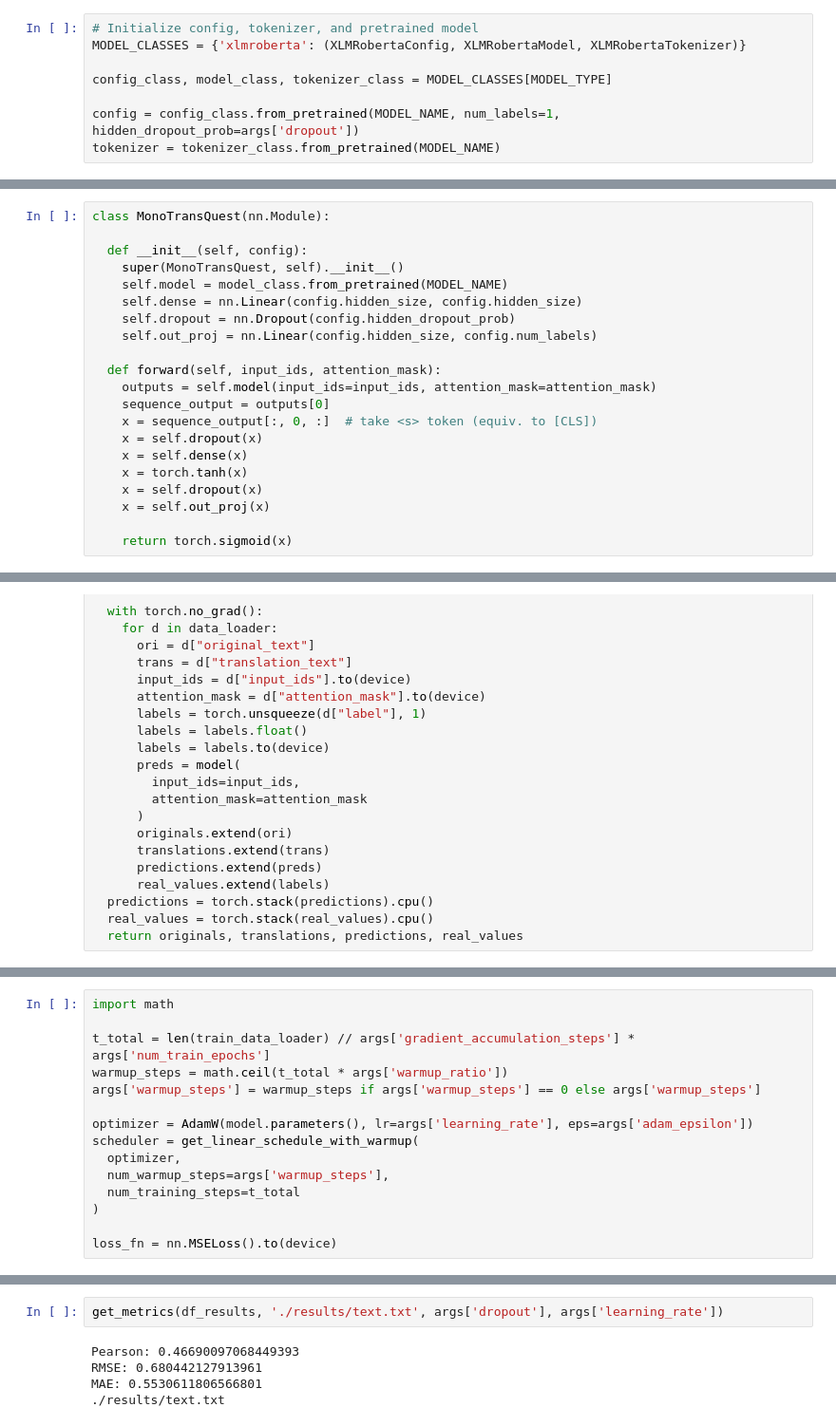
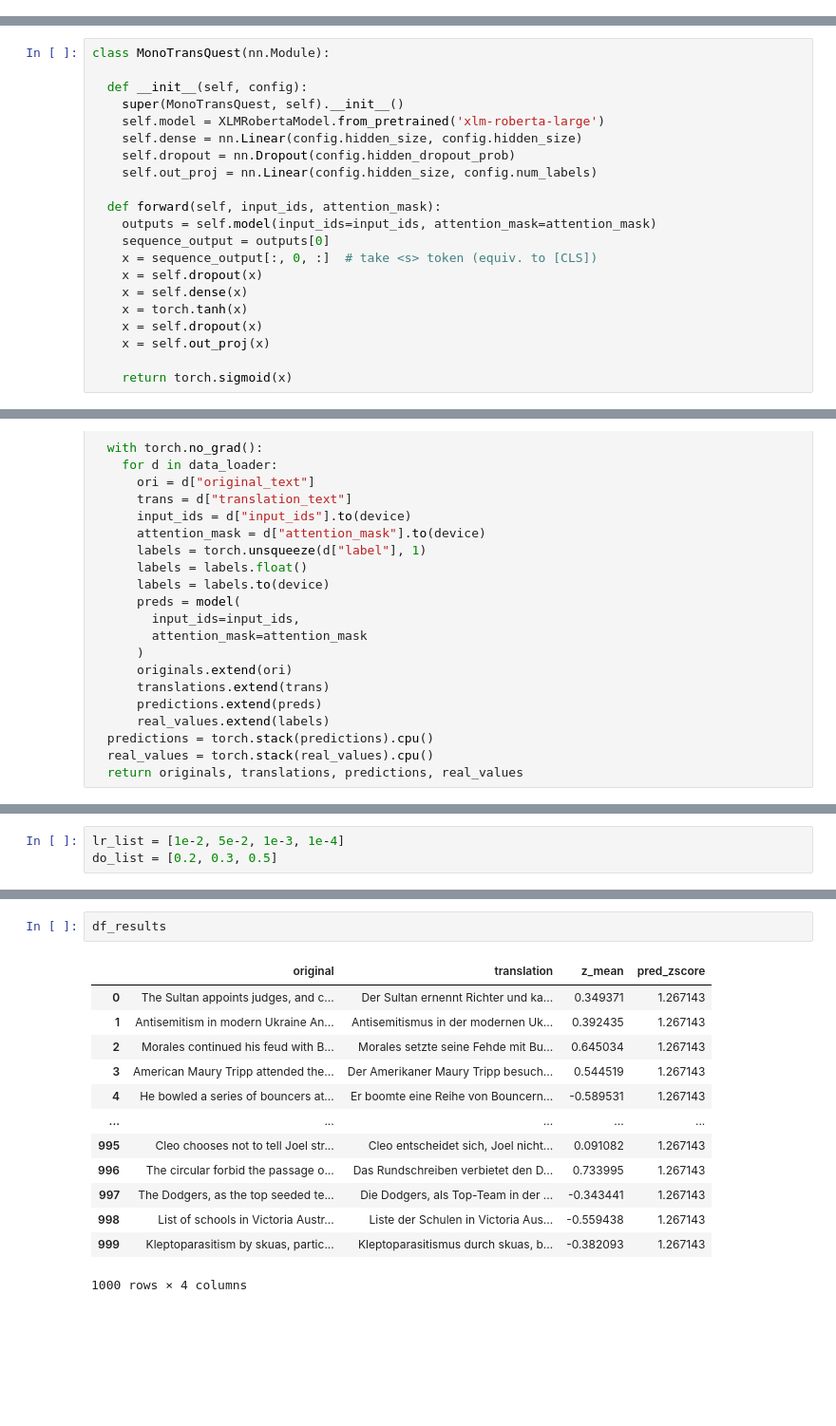
Before and after one commit to haleyrx/qe_project, a Jupyter notebook: transquest_hyper.ipynb, the cells around one changed output, grey strips where cells are left out. Shown: that part at 95% size. Cells and saved outputs as stored; diff of their text form; blank space fills up the shorter version.

```diff
--- a/transquest_hyper.ipynb
+++ b/transquest_hyper.ipynb
@@ -235,8 +181,0 @@ device(type='cuda')
-# %%
-# Initialize config, tokenizer, and pretrained model
-MODEL_CLASSES = {'xlmroberta': (XLMRobertaConfig, XLMRobertaModel, XLMRobertaTokenizer)}
-
-config_class, model_class, tokenizer_class = MODEL_CLASSES[MODEL_TYPE]
-
-config = config_class.from_pretrained(MODEL_NAME, num_labels=1, hidden_dropout_prob=args['dropout'])
-tokenizer = tokenizer_class.from_pretrained(MODEL_NAME)
@@ -323,7 +274,7 @@ class MonoTransQuest(nn.Module):
 
   def __init__(self, config):
     super(MonoTransQuest, self).__init__()
-    self.model = model_class.from_pretrained(MODEL_NAME)
+    self.model = XLMRobertaModel.from_pretrained('xlm-roberta-large')
     self.dense = nn.Linear(config.hidden_size, config.hidden_size)
     self.dropout = nn.Dropout(config.hidden_dropout_prob)
     self.out_proj = nn.Linear(config.hidden_size, config.num_labels)
@@ -424,15 +371,0 @@ model = model.to(device)
-# %%
-import math
-
-t_total = len(train_data_loader) // args['gradient_accumulation_steps'] * args['num_train_epochs']
-warmup_steps = math.ceil(t_total * args['warmup_ratio'])
-args['warmup_steps'] = warmup_steps if args['warmup_steps'] == 0 else args['warmup_steps']
-
-optimizer = AdamW(model.parameters(), lr=args['learning_rate'], eps=args['adam_epsilon'])
-scheduler = get_linear_schedule_with_warmup(
-  optimizer,
-  num_warmup_steps=args['warmup_steps'],
-  num_training_steps=t_total
-)
-
-loss_fn = nn.MSELoss().to(device)
@@ -439 +374,4 @@ loss_fn = nn.MSELoss().to(device)
+# %%
+lr_list = [1e-2, 5e-2, 1e-3, 1e-4]
+do_list = [0.2, 0.3, 0.5]
 # %%
@@ -532,7 +483,16 @@ def get_metrics(df_results, output_path=None, dropout=None, lr=None):
-# %%
-get_metrics(df_results, './results/text.txt', args['dropout'], args['learning_rate'])
-# %% [output]
-Pearson: 0.46690097068449393
-RMSE: 0.680442127913961
-MAE: 0.5530611806566801
-./results/text.txt
+# %%
+df_results
+# %% [output]
+|  | original | translation | z_mean | pred_zscore |
+| 0 | The Sultan appoints judges, and c... | Der Sultan ernennt Richter und ka... | 0.349371 | 1.267143 |
+| 1 | Antisemitism in modern Ukraine An... | Antisemitismus in der modernen Uk... | 0.392435 | 1.267143 |
+| 2 | Morales continued his feud with B... | Morales setzte seine Fehde mit Bu... | 0.645034 | 1.267143 |
+| 3 | American Maury Tripp attended the... | Der Amerikaner Maury Tripp besuch... | 0.544519 | 1.267143 |
+| 4 | He bowled a series of bouncers at... | Er boomte eine Reihe von Bouncern... | -0.589531 | 1.267143 |
+| ... | ... | ... | ... | ... |
+| 995 | Cleo chooses not to tell Joel str... | Cleo entscheidet sich, Joel nicht... | 0.091082 | 1.267143 |
+| 996 | The circular forbid the passage o... | Das Rundschreiben verbietet den D... | 0.733995 | 1.267143 |
+| 997 | The Dodgers, as the top seeded te... | Die Dodgers, als Top-Team in der ... | -0.343441 | 1.267143 |
+| 998 | List of schools in Victoria Austr... | Liste der Schulen in Victoria Aus... | -0.559438 | 1.267143 |
+| 999 | Kleptoparasitism by skuas, partic... | Kleptoparasitismus durch skuas, b... | -0.382093 | 1.267143 |
+1000 rows × 4 columns
```
Also changed, not shown: parts of 33 cells of this notebook.
